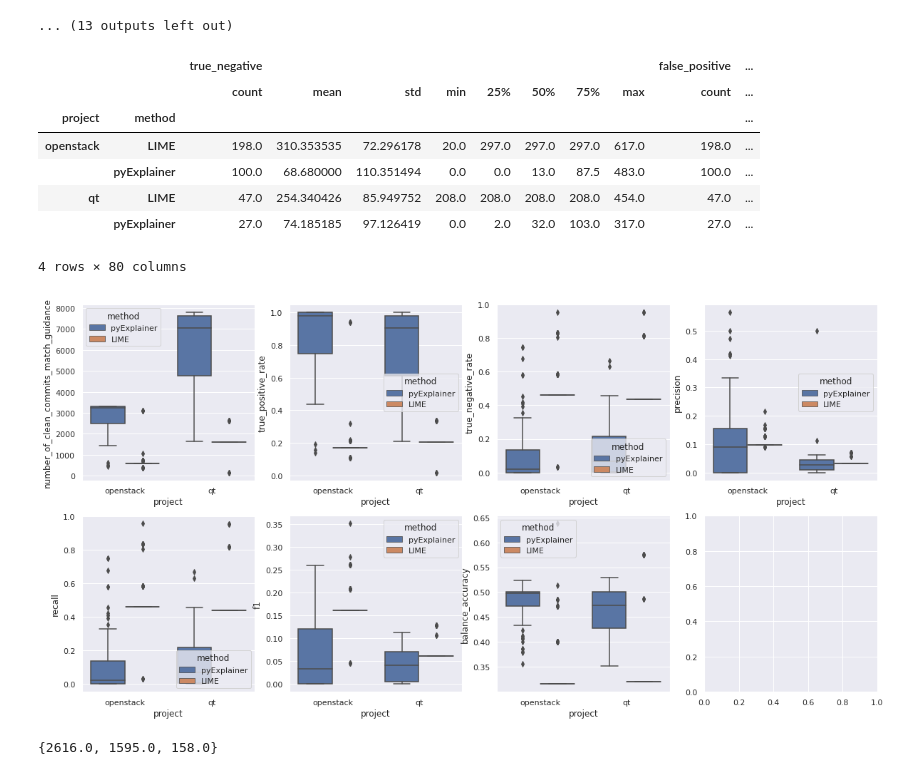
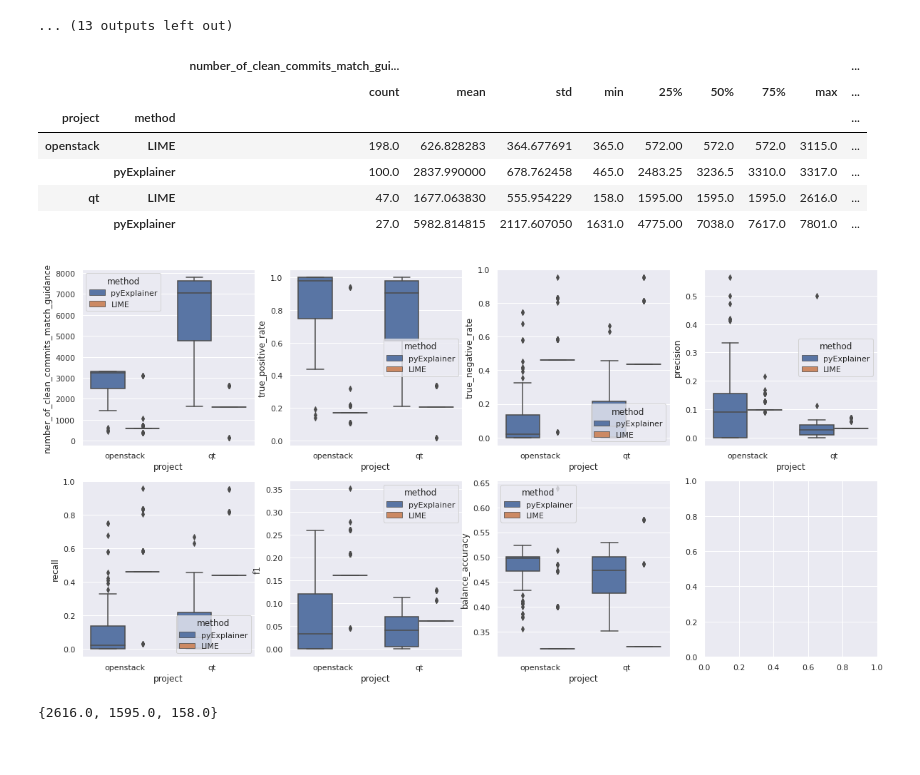
Before and after one commit to awsm-research/PyExplainer, a Jupyter notebook: experiment/evaluation_clean_code.ipynb, the cells around one changed output. Cells and saved outputs as stored; diff of their text form; code cells hidden in the pictures.

Commit message:
"fix RQ1 result"

```diff
--- a/experiment/evaluation_clean_code.ipynb
+++ b/experiment/evaluation_clean_code.ipynb
@@ -880,39 +1016,38 @@ finished 113 from 198 commits
 # %%
 openstack_result_df = pd.read_csv('./eval_result/RQ3_openstack.csv')
 # openstack_result_df.columns = ['project', 'commit id', 'method', 'true_negative',
 #                                'false_positive','false_nagative','number_of_clean_commits_match_guidance', 'true_positive_rate','true_negative_rate',
 #                                'precision','recall','f1','balance_accuracy']
 # openstack_result_df.to_csv('./eval_result/RQ3_openstack.csv',index=False)
 
 qt_result_df = pd.read_csv('./eval_result/RQ3_qt.csv')
 # qt_result_df.columns = ['project', 'commit id', 'method', 'true_negative',
 #                                'false_positive','false_nagative','number_of_clean_commits_match_guidance', 'true_positive_rate','true_negative_rate',
 #                                'precision','recall','f1','balance_accuracy']
 # qt_result_df.to_csv('./eval_result/RQ3_qt.csv',index=False)
 
 fig, axs = plt.subplots(2,4, figsize=(20,10))
 result_df = pd.concat([openstack_result_df, qt_result_df])
 # display(result_df.head(10))
 
 # plt.ylim(0,100)
 sns.boxplot(data=result_df, x='project', y='number_of_clean_commits_match_guidance', hue='method', ax=axs[0,0])
 sns.boxplot(data=result_df, x='project', y='true_positive_rate', hue='method', ax=axs[0,1])
 sns.boxplot(data=result_df, x='project', y='true_negative_rate', hue='method', ax=axs[0,2])
 sns.boxplot(data=result_df, x='project', y='precision', hue='method', ax=axs[0,3])
 sns.boxplot(data=result_df, x='project', y='recall', hue='method', ax=axs[1,0])
 sns.boxplot(data=result_df, x='project', y='f1', hue='method', ax=axs[1,1])
 sns.boxplot(data=result_df, x='project', y='balance_accuracy', hue='method', ax=axs[1,2])
 
-display(result_df.groupby(['project','method']).describe())
+display(result_df[['project','method','number_of_clean_commits_match_guidance', 'true_positive_rate','true_negative_rate']].groupby(['project','method']).describe())
 # %% [output]
-|  |  | true_negative |  |  |  |  |  |  |  | false_positive | ... |
-|  |  | count | mean | std | min | 25% | 50% | 75% | max | count | ... |
-| project | method |  |  |  |  |  |  |  |  |  | ... |
-| openstack | LIME | 198.0 | 310.353535 | 72.296178 | 20.0 | 297.0 | 297.0 | 297.0 | 617.0 | 198.0 | ... |
-|  | pyExplainer | 100.0 | 68.680000 | 110.351494 | 0.0 | 0.0 | 13.0 | 87.5 | 483.0 | 100.0 | ... |
-| qt | LIME | 47.0 | 254.340426 | 85.949752 | 208.0 | 208.0 | 208.0 | 208.0 | 454.0 | 47.0 | ... |
-|  | pyExplainer | 27.0 | 74.185185 | 97.126419 | 0.0 | 2.0 | 32.0 | 103.0 | 317.0 | 27.0 | ... |
+|  |  | number_of_clean_commits_match_gui... |  |  |  |  |  |  |  | ... |
+|  |  | count | mean | std | min | 25% | 50% | 75% | max | ... |
+| project | method |  |  |  |  |  |  |  |  | ... |
+| openstack | LIME | 198.0 | 626.828283 | 364.677691 | 365.0 | 572.00 | 572.0 | 572.0 | 3115.0 | ... |
+|  | pyExplainer | 100.0 | 2837.990000 | 678.762458 | 465.0 | 2483.25 | 3236.5 | 3310.0 | 3317.0 | ... |
+| qt | LIME | 47.0 | 1677.063830 | 555.954229 | 158.0 | 1595.00 | 1595.0 | 1595.0 | 2616.0 | ... |
+|  | pyExplainer | 27.0 | 5982.814815 | 2117.607050 | 1631.0 | 4775.00 | 7038.0 | 7617.0 | 7801.0 | ... |
-4 rows × 80 columns
 [figure]
 # %%
 print(set(openstack_result_df[openstack_result_df['method']=='LIME']['number_of_clean_commits_match_guidance']))
```
Also changed, not shown: parts of 12 cells of this notebook, 4 other files.
